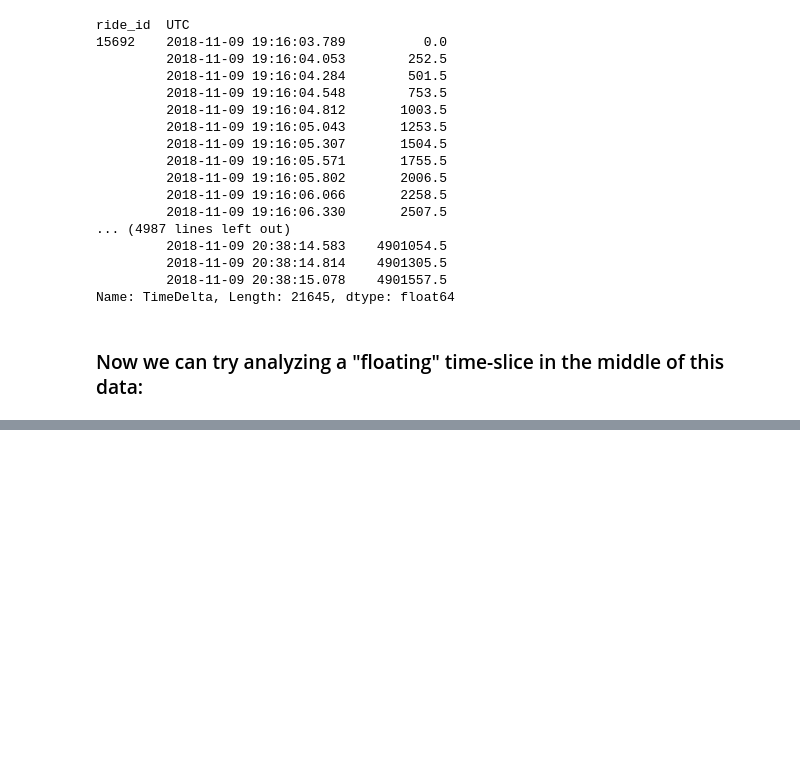
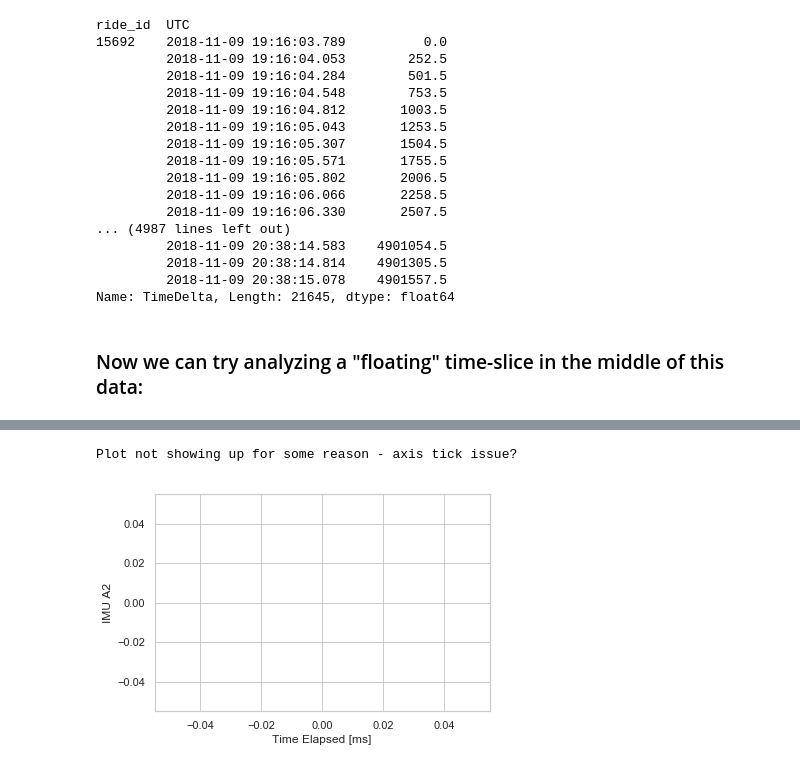
Before and after one commit to SUPScientist/CSE_145_237D_Smartfin, a Jupyter notebook: Label_IMU_Data.ipynb, the cells around one changed output, grey strips where cells are left out. Saved outputs shown, nothing was run; the diff lists cells and outputs as text; code cells hidden in the pictures; blank space fills up the shorter version.

Commit message:
Plotting issue

```diff
--- a/Label_IMU_Data.ipynb
+++ b/Label_IMU_Data.ipynb
@@ -601,5 +601,13 @@ keys = df_converted["TimeDelta"]
 values = df_converted["IMU A2"]
 imu_a2_time_dict = dict(zip(keys, values))
 
-IMU_A2_Time = zip(df_converted["IMU A2"], df_converted["TimeDelta"])
+#Now need to slice the dictionary into 2 new lists:
+time_slice = []
+imu_a2_slice = []
+for time in imu_a2_time_dict:
+    if time > 1050000 and time < 1300000:
+        time_slice = float(time)
+        #print(imu_a2_time_dict[time] - 9.80665)
+        #Need to also subtract gravity from IMU A2 value:
+        imu_a2_slice = float(imu_a2_time_dict[time] - 9.80665)
 # %% [output]
@@ -607,3 +631,19 @@ TypeError: dict expected at most 1 arguments, got 2
+# %%
+import matplotlib.pyplot as plt
+import pylab
+%matplotlib inline
+
+print("Plot not showing up for some reason - axis tick issue?")
+
+plt.plot(x=time_slice, y=imu_a2_slice, color="black", linewidth=2, markersize=12)
+#plt.xticks=(np.arange(1050000, 1300000, step=50000))
+plt.xlabel('Time Elapsed [ms]')
+plt.ylabel('IMU A2')
+
+plt.show();
+# %% [output]
+Plot not showing up for some reason - axis tick issue?
+[figure, added]
 # %%
 #According to historic CDIP data:
 #http://cdip.ucsd.edu/offline/wavecdf/wnc_browse.php?ARCHIVE/201p1/201p1_historic+waveHs+201811
```
Also changed, not shown: parts of 1 cell of this notebook.
